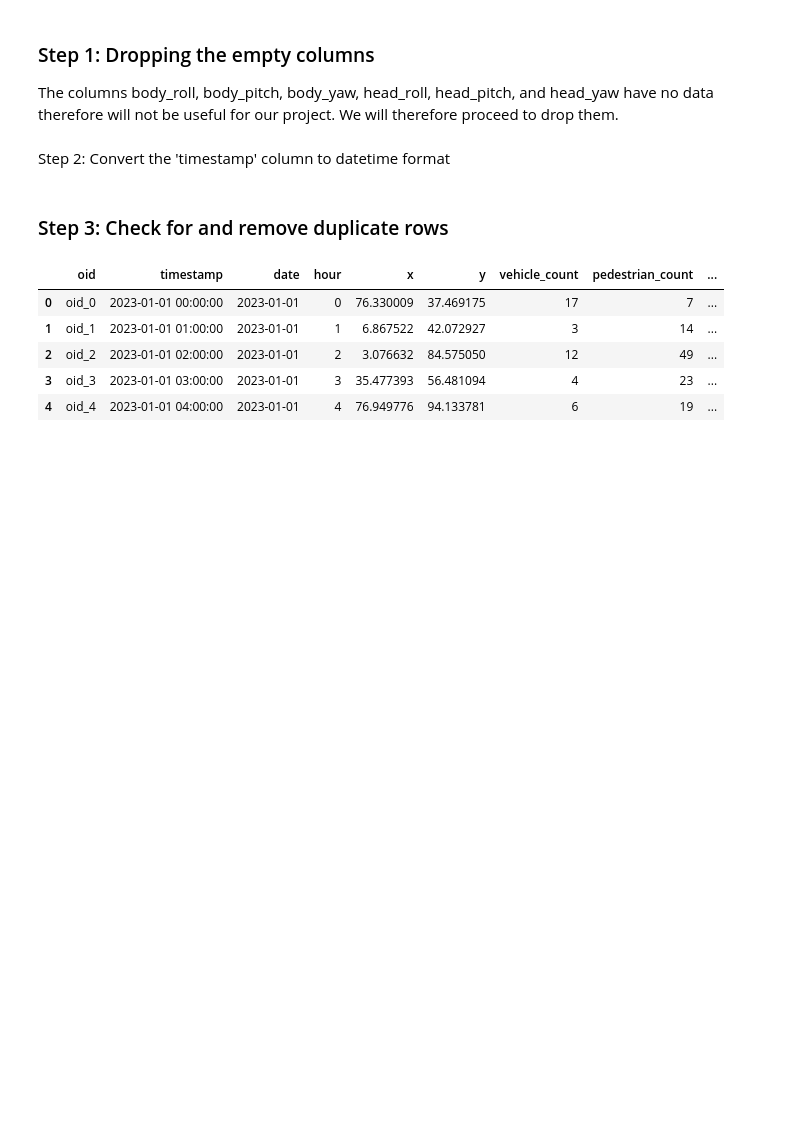
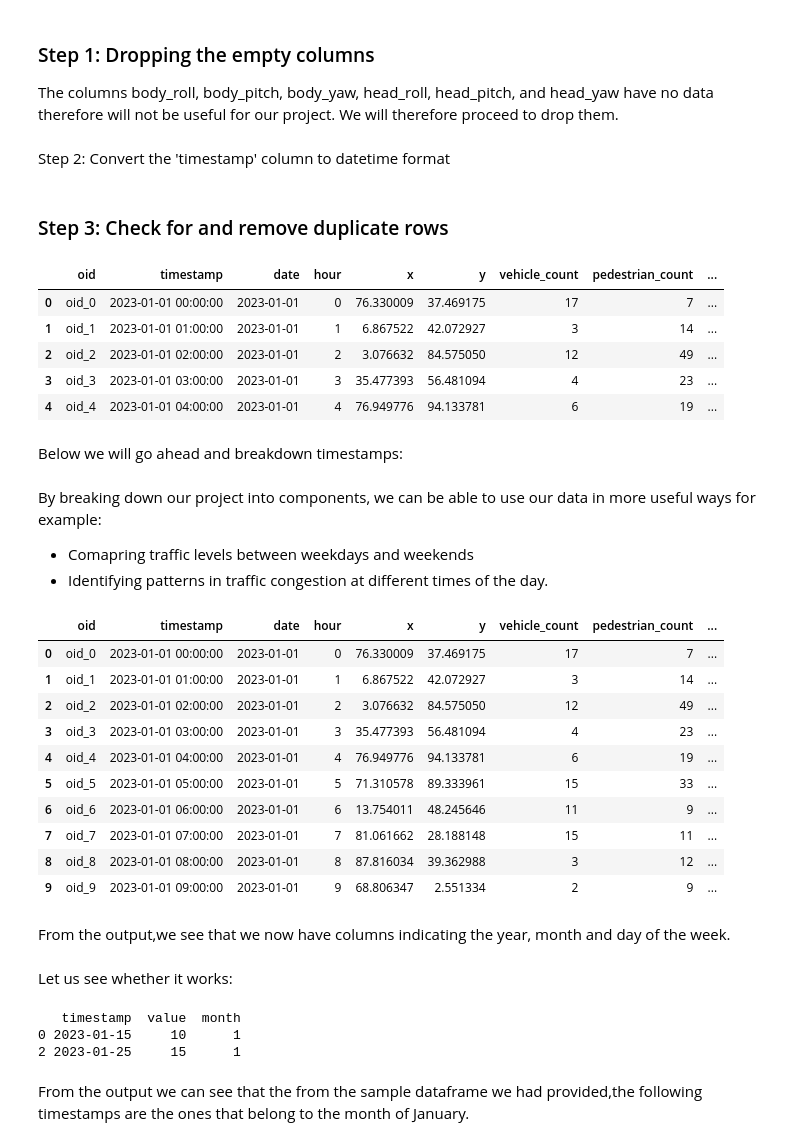
Before and after one commit to Kamaukaguru/Traffic-analysis-project, a Jupyter notebook: Index.ipynb, the cells around one changed output. Drawn from its saved outputs; the diff is of its cells as text; code cells hidden in the pictures; blank space fills up the shorter version.

Commit message:
Update Index.ipynb
Breakdown of the timestamps

```diff
--- a/Index.ipynb
+++ b/Index.ipynb
@@ -63,7 +63,7 @@ def check_data_types(df):
     data_type_counts = df.dtypes.replace({'object': 'string'}).value_counts().to_dict()
     return data_type_counts
 # %%
-file_path = '/content/traffic_data1 (1).csv'
+file_path = '/Users/mac/Documents/GitHub/Traffic-analysis-project/traffic_data1 (1).csv'
 df1,data_info, data_head = load_and_get_info(file_path)
 print(data_info)
 print("\nFirst few rows of the DataFrame:")
@@ -142,3 +142,58 @@ cleaned_df.head()
 | 2 | oid_2 | 2023-01-01 02:00:00 | 2023-01-01 | 2 | 3.076632 | 84.575050 | 12 | 49 | ... |
 | 3 | oid_3 | 2023-01-01 03:00:00 | 2023-01-01 | 3 | 35.477393 | 56.481094 | 4 | 23 | ... |
 | 4 | oid_4 | 2023-01-01 04:00:00 | 2023-01-01 | 4 | 76.949776 | 94.133781 | 6 | 19 | ... |
+# %% [markdown]
+Below we will go ahead and breakdown timestamps:
+# %%
+import pandas as pd
+
+
+# Extract date components
+cleaned_df['year'] = cleaned_df['timestamp'].dt.year
+cleaned_df['month'] = cleaned_df['timestamp'].dt.month
+
+# Create time-based features
+cleaned_df['day_of_week'] = cleaned_df['timestamp'].dt.dayofweek
+cleaned_df['hour'] = cleaned_df['timestamp'].dt.hour
+# %% [markdown]
+By breaking down our project into components, we can be able to use our data in more useful ways for example:
+- Comapring traffic levels between weekdays and weekends
+- Identifying patterns in traffic congestion at different times of the day.
+# %%
+cleaned_df.head(10)
+# %% [output]
+|  | oid | timestamp | date | hour | x | y | vehicle_count | pedestrian_count | ... |
+| 0 | oid_0 | 2023-01-01 00:00:00 | 2023-01-01 | 0 | 76.330009 | 37.469175 | 17 | 7 | ... |
+| 1 | oid_1 | 2023-01-01 01:00:00 | 2023-01-01 | 1 | 6.867522 | 42.072927 | 3 | 14 | ... |
+| 2 | oid_2 | 2023-01-01 02:00:00 | 2023-01-01 | 2 | 3.076632 | 84.575050 | 12 | 49 | ... |
+| 3 | oid_3 | 2023-01-01 03:00:00 | 2023-01-01 | 3 | 35.477393 | 56.481094 | 4 | 23 | ... |
+| 4 | oid_4 | 2023-01-01 04:00:00 | 2023-01-01 | 4 | 76.949776 | 94.133781 | 6 | 19 | ... |
+| 5 | oid_5 | 2023-01-01 05:00:00 | 2023-01-01 | 5 | 71.310578 | 89.333961 | 15 | 33 | ... |
+| 6 | oid_6 | 2023-01-01 06:00:00 | 2023-01-01 | 6 | 13.754011 | 48.245646 | 11 | 9 | ... |
+| 7 | oid_7 | 2023-01-01 07:00:00 | 2023-01-01 | 7 | 81.061662 | 28.188148 | 15 | 11 | ... |
+| 8 | oid_8 | 2023-01-01 08:00:00 | 2023-01-01 | 8 | 87.816034 | 39.362988 | 3 | 12 | ... |
+| 9 | oid_9 | 2023-01-01 09:00:00 | 2023-01-01 | 9 | 68.806347 | 2.551334 | 2 | 9 | ... |
+# %% [markdown]
+From the output,we see that we now have columns indicating the year, month and day of the week.
+# %% [markdown]
+Let us see whether it works:
+# %%
+import pandas as pd
+
+# Sample DataFrame
+data = {'timestamp': ['2023-01-15', '2023-02-10', '2023-01-25', '2023-03-05'],
+        'value': [10, 20, 15, 25]}
+df = pd.DataFrame(data)
+df['timestamp'] = pd.to_datetime(df['timestamp'])
+df['month'] = df['timestamp'].dt.month
+
+# Filter for January data
+january_data = df[df['month'] == 1]
+
+print(january_data)
+# %% [output]
+   timestamp  value  month
+0 2023-01-15     10      1
+2 2023-01-25     15      1
+# %% [markdown]
+From the output we can see that the from the sample dataframe we had provided,the following timestamps are the ones that belong to the month of January.
```
